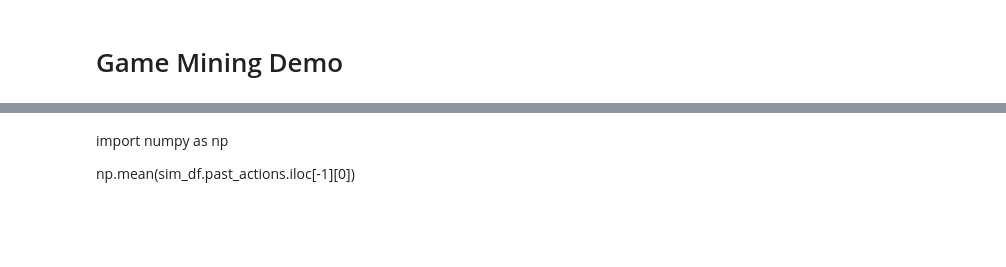
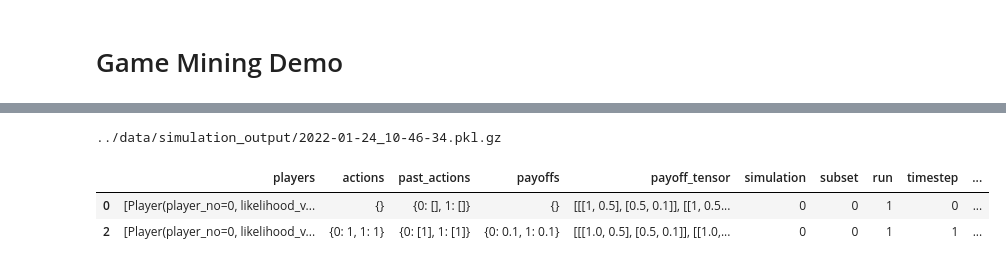
Before and after one commit to BlockScience/game_mining_demo, a Jupyter notebook: notebooks/18jan2022.ipynb, the cells around one changed output, grey strips where cells are left out. Saved outputs shown, nothing was run; the diff lists cells and outputs as text; code cells hidden in the pictures; blank space fills up the shorter version.

```diff
--- a/notebooks/18jan2022.ipynb
+++ b/notebooks/18jan2022.ipynb
@@ -27,5 +12,15 @@ sim_df
-# %% [markdown]
-import numpy as np
-
-
-np.mean(sim_df.past_actions.iloc[-1][0])
+# %%
+DATA_PATH = '../data/simulation_output/'
+files = sorted(f for f in os.listdir(DATA_PATH) if 'pkl.gz' in f)
+last_file = files[-1]
+FILE_PATH = DATA_PATH + last_file
+print(FILE_PATH)
+# %% [output]
+../data/simulation_output/2022-01-24_10-46-34.pkl.gz
+# %%
+sim_df = pd.read_pickle(FILE_PATH).assign(run=lambda df: df.run.astype(str))
+sim_df.head(2)
+# %% [output]
+|  | players | actions | past_actions | payoffs | payoff_tensor | simulation | subset | run | timestep | ... |
+| 0 | [Player(player_no=0, likelihood_v... | {} | {0: [], 1: []} | {} | [[[1, 0.5], [0.5, 0.1]], [[1, 0.5... | 0 | 0 | 1 | 0 | ... |
+| 2 | [Player(player_no=0, likelihood_v... | {0: 1, 1: 1} | {0: [1], 1: [1]} | {0: 0.1, 1: 0.1} | [[[1.0, 0.5], [0.5, 0.1]], [[1.0,... | 0 | 0 | 1 | 1 | ... |
```
Also changed, not shown: parts of 11 cells of this notebook, 1 other file.
